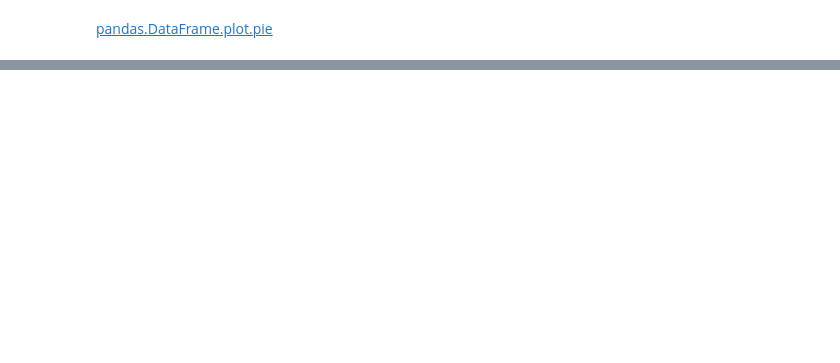
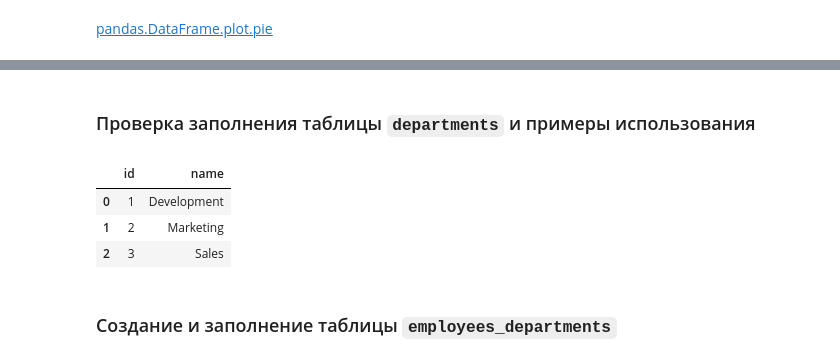
Before and after one commit to ryndovaira-org/data_science_lectures, a Jupyter notebook: 2_data_engineering/4_MySQL.ipynb, the cells around one changed output, grey strips where cells are left out. Saved outputs shown, nothing was run; the diff lists cells and outputs as text; code cells hidden in the pictures; blank space fills up the shorter version.

```diff
--- a/2_data_engineering/4_MySQL.ipynb
+++ b/2_data_engineering/4_MySQL.ipynb
@@ -163,0 +194,12 @@ employees_groupby_gender.plot(kind='pie', legend=False, ylabel='')
+# %% [markdown]
+### Проверка заполнения таблицы `departments` и примеры использования
+# %%
+departments_df = pd.read_sql_query("SELECT * FROM departments", engine)
+departments_df
+# %% [output]
+|  | id | name |
+| 0 | 1 | Development |
+| 1 | 2 | Marketing |
+| 2 | 3 | Sales |
+# %% [markdown]
+### Создание и заполнение таблицы `employees_departments`
```
Also changed, not shown: parts of 21 cells of this notebook.
